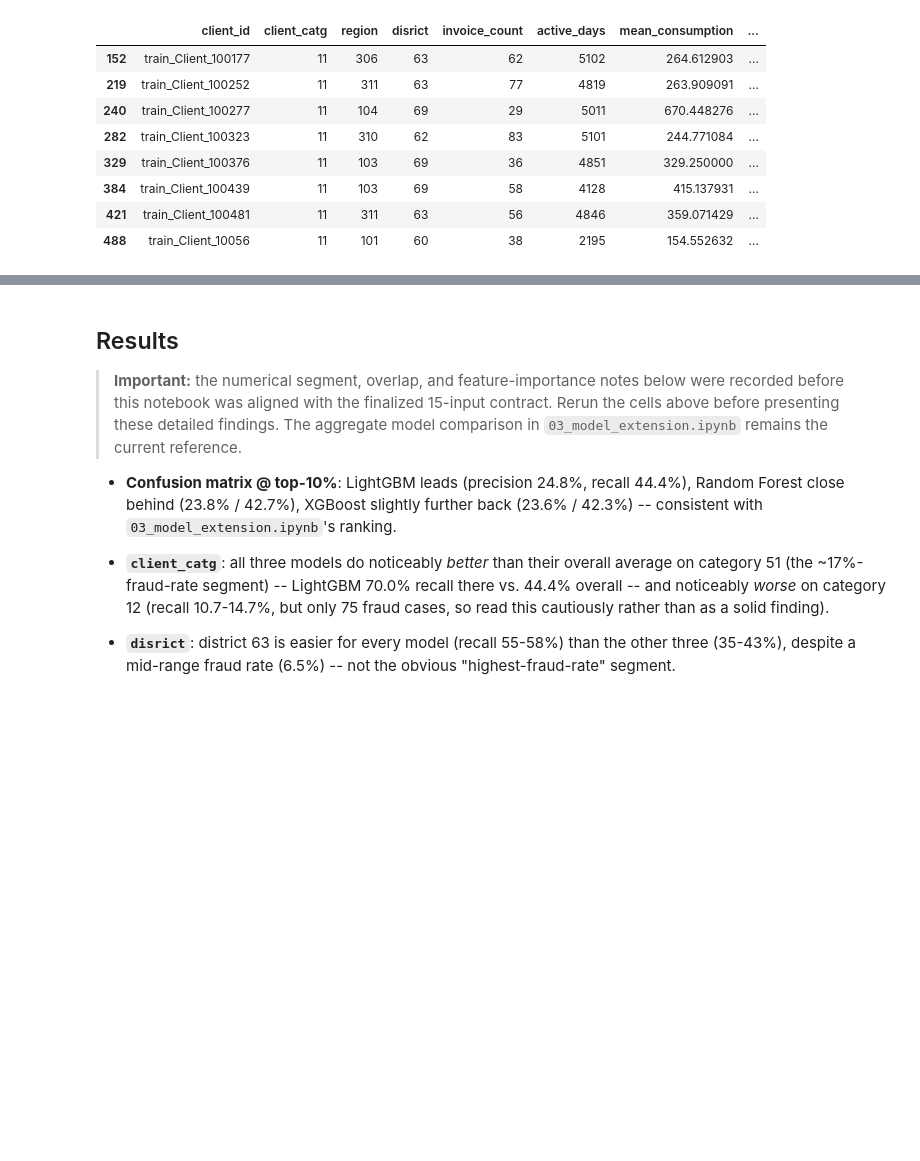
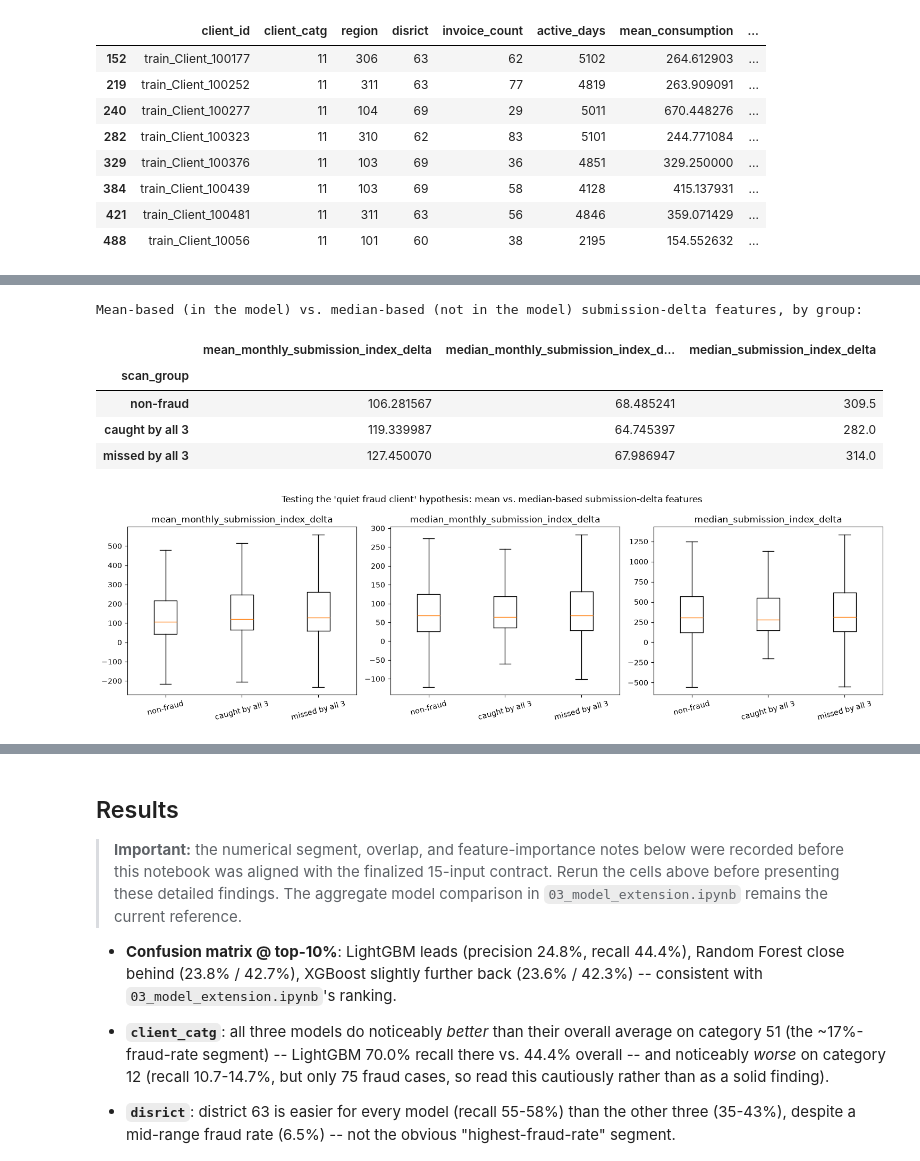
Before and after one commit to roy-nfisch/ds-fraud-in-electricity-and-gas, a Jupyter notebook: 04_error_analysis.ipynb, the cells around one changed output, grey strips where cells are left out. Drawn from its saved outputs; the diff is of its cells as text; code cells hidden in the pictures; blank space fills up the shorter version.

```diff
--- a/04_error_analysis.ipynb
+++ b/04_error_analysis.ipynb
@@ -448,0 +690,29 @@ Fraud clients caught by all 3 models: 1727
+# %%
+submission_cols = [
+    "mean_monthly_submission_index_delta",  # in the model
+    "median_monthly_submission_index_delta",  # not in the model
+    "median_submission_index_delta",  # not in the model
+]
+group_order = ["non-fraud", "caught by all 3", "missed by all 3"]
+
+mean_vs_median = analysis.groupby("scan_group")[submission_cols].median().reindex(group_order)
+print("Mean-based (in the model) vs. median-based (not in the model) submission-delta features, by group:")
+display(mean_vs_median)
+
+fig, axes = plt.subplots(1, len(submission_cols), figsize=(15, 4.5))
+for ax, col in zip(axes, submission_cols):
+    plot_data = [analysis.loc[analysis["scan_group"] == g, col].dropna() for g in group_order]
+    ax.boxplot(plot_data, tick_labels=group_order, showfliers=False)
+    ax.set(title=col)
+    ax.tick_params(axis="x", rotation=15)
+fig.suptitle("Testing the 'quiet fraud client' hypothesis: mean vs. median-based submission-delta features")
+plt.tight_layout()
+plt.show()
+# %% [output]
+Mean-based (in the model) vs. median-based (not in the model) submission-delta features, by group:
+|  | mean_monthly_submission_index_delta | median_monthly_submission_index_d... | median_submission_index_delta |
+| scan_group |  |  |  |
+| non-fraud | 106.281567 | 68.485241 | 309.5 |
+| caught by all 3 | 119.339987 | 64.745397 | 282.0 |
+| missed by all 3 | 127.450070 | 67.986947 | 314.0 |
+[figure, added]
```
Also changed, not shown: parts of 17 cells of this notebook.
